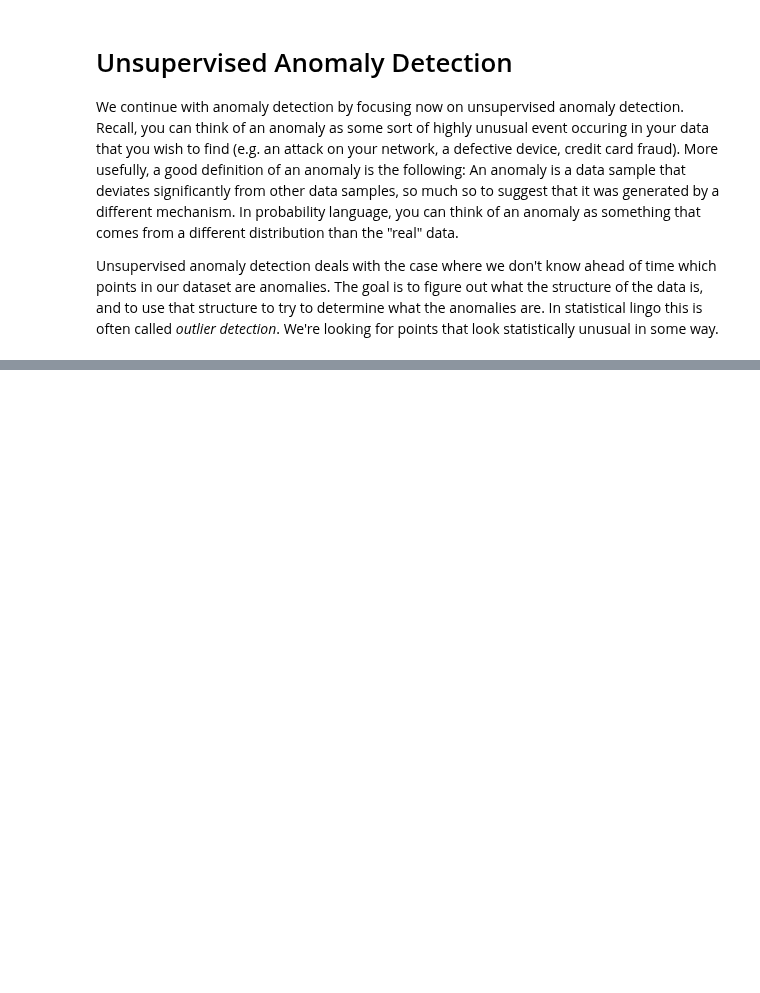
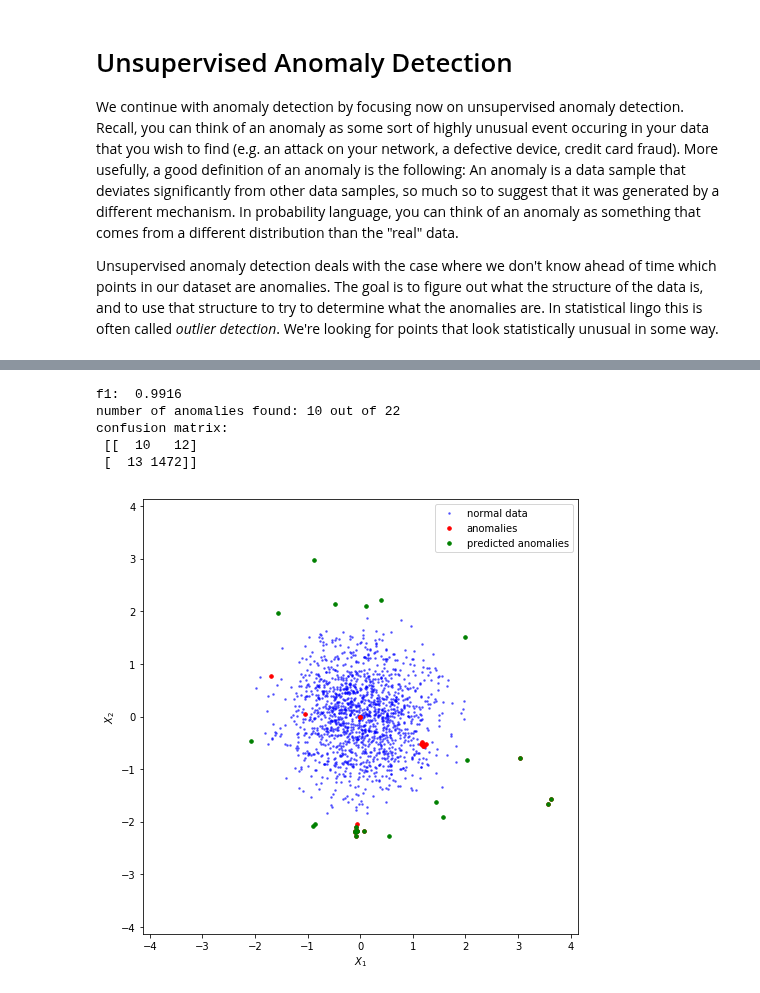
Before and after one commit to rkingery/ml_tutorials, a Jupyter notebook: unsupervised_anomalies.ipynb, the cells around one changed output, grey strips where cells are left out. Cells and saved outputs as stored; diff of their text form; code cells hidden in the pictures; blank space fills up the shorter version.

```diff
--- a/unsupervised_anomalies.ipynb
+++ b/unsupervised_anomalies.ipynb
@@ -61,0 +97,14 @@ plot_data(X,neg_samples,pos_samples)
+# %%
+model = EllipticEnvelope(contamination=0.015)
+model.fit(X)
+yhat = model.predict(X)
+
+get_scores(y,yhat)
+plot_data(X,y,yhat)
+# %% [output]
+f1:  0.9916
+number of anomalies found: 10 out of 22
+confusion matrix:
+ [[  10   12]
+ [  13 1472]]
+[figure, added]
```
Also changed, not shown: parts of 8 cells of this notebook.
